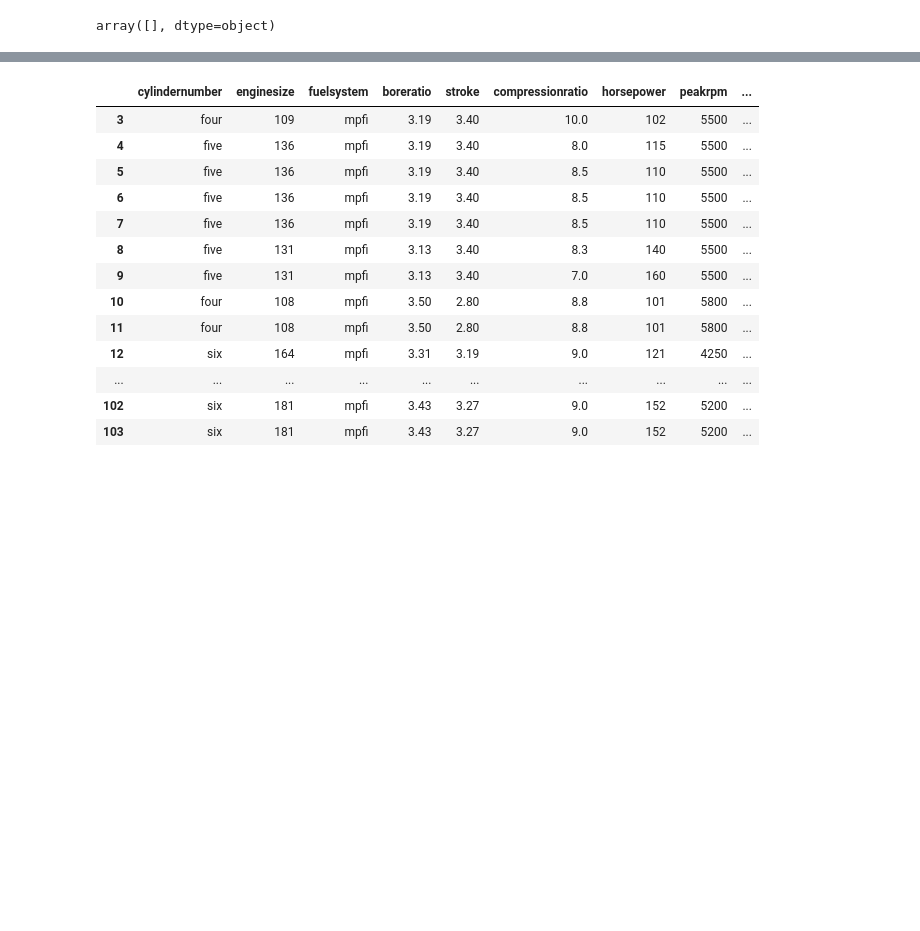
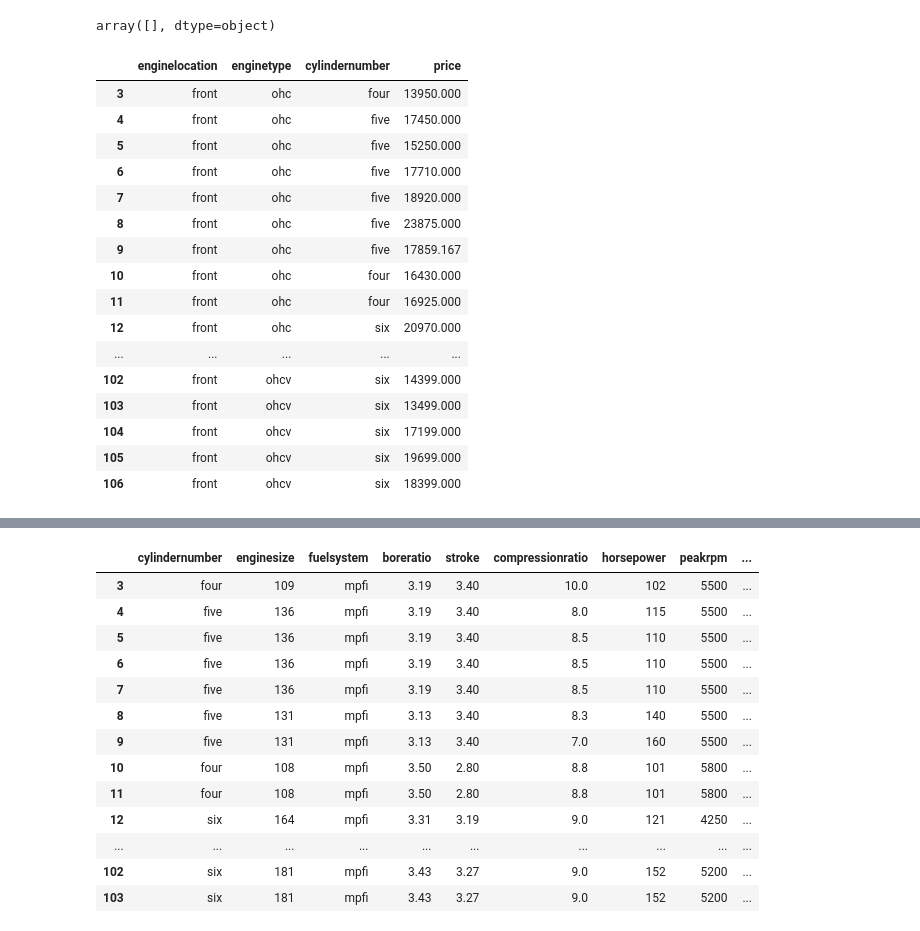
Before and after one commit to jayasriNandipu/Data_Migration, a Jupyter notebook: car_project.ipynb, the cells around one changed output, grey strips where cells are left out. Drawn from its saved outputs; the diff is of its cells as text; code cells hidden in the pictures; blank space fills up the shorter version.

```diff
--- a/car_project.ipynb
+++ b/car_project.ipynb
@@ -430,4 +430,25 @@ array([], dtype=object)
 # %%
 #--------8------do group by=---------
 # 			enginelocation	enginetype	cylindernumber	price--overall price
+# %%
+df_g=  [['enginelocation','enginetype','cylindernumber','price']]
+df_g
+# %% [output]
+|  | enginelocation | enginetype | cylindernumber | price |
+| 3 | front | ohc | four | 13950.000 |
+| 4 | front | ohc | five | 17450.000 |
+| 5 | front | ohc | five | 15250.000 |
+| 6 | front | ohc | five | 17710.000 |
+| 7 | front | ohc | five | 18920.000 |
+| 8 | front | ohc | five | 23875.000 |
+| 9 | front | ohc | five | 17859.167 |
+| 10 | front | ohc | four | 16430.000 |
+| 11 | front | ohc | four | 16925.000 |
+| 12 | front | ohc | six | 20970.000 |
+| ... | ... | ... | ... | ... |
+| 102 | front | ohcv | six | 14399.000 |
+| 103 | front | ohcv | six | 13499.000 |
+| 104 | front | ohcv | six | 17199.000 |
+| 105 | front | ohcv | six | 19699.000 |
+| 106 | front | ohcv | six | 18399.000 |
 # %%
```
Also changed, not shown: parts of 6 cells of this notebook.
